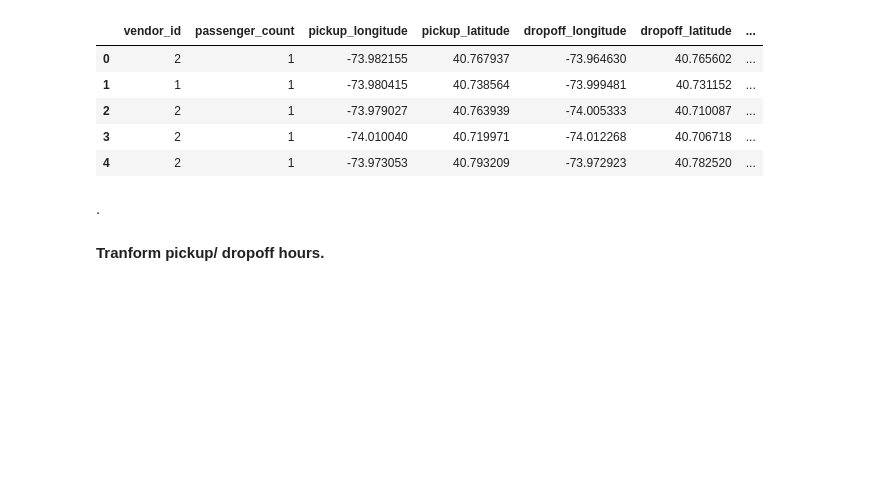
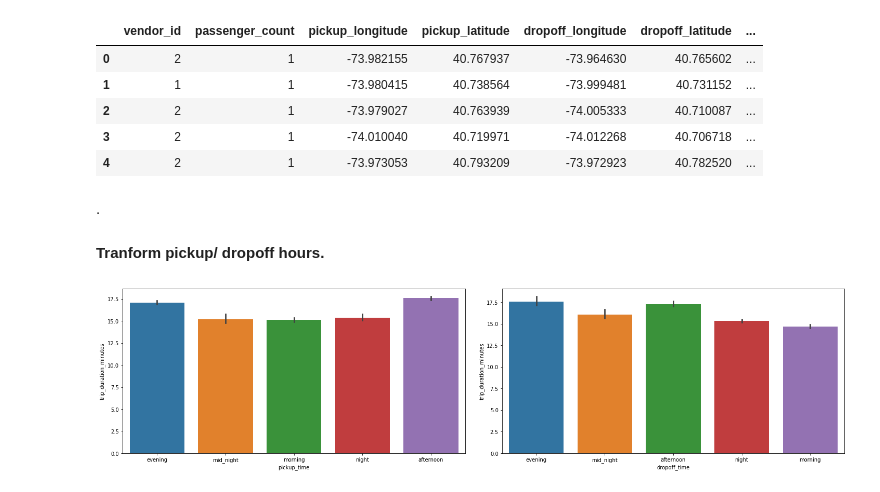
Before and after one commit to anishjohnson/NYC_Taxi_Trip_Time_Prediction, a Jupyter notebook: NYC_Taxi_TripDuration_Prediction.ipynb, the cells around one changed output. Saved outputs shown, nothing was run; the diff lists cells and outputs as text; code cells hidden in the pictures; blank space fills up the shorter version.

```diff
--- a/NYC_Taxi_TripDuration_Prediction.ipynb
+++ b/NYC_Taxi_TripDuration_Prediction.ipynb
@@ -404,3 +407,29 @@ nyc_df.head()
 # %%
 # Since there are total 24 different values in these two columns it would be better to categorize them and get dummies for them.
 # we will split the data into 4 categories namely, mid_night[24:6], morning[6:12], afternoon[12:18], evening[18:24]
+
+# Function to convert pickup/dropoff hours to category.
+def timezone(x):
+  if x>=(0) and x <(5):
+    return 'mid_night'
+  elif x>=(5) and x <(12):
+    return 'morning'
+  elif x>=(12) and x <(16):
+    return 'afternoon'
+  elif x>=(16) and x <(19):
+    return 'evening'
+  elif x>=(19) and x <(25):
+    return 'night'
+# %%
+# Apply the above function.
+nyc_df['pickup_time'] = nyc_df['pickup_hour'].apply(lambda x :timezone(x) )
+nyc_df['dropoff_time'] = nyc_df['dropoff_hour'].apply(lambda x :timezone(x) )
+# %%
+# Plot it.
+fig, (ax1, ax2) = plt.subplots(1,2, figsize=(20,5))
+fig.tight_layout(h_pad=4, w_pad=4)
+sns.barplot(data=nyc_df, x='pickup_time', y='trip_duration_minutes', ax=ax1)
+sns.barplot(data=nyc_df, x='dropoff_time', y='trip_duration_minutes', ax=ax2)
+plt.show()
+# %% [output]
+[figure, added]
```
Also changed, not shown: parts of 2 cells of this notebook.
